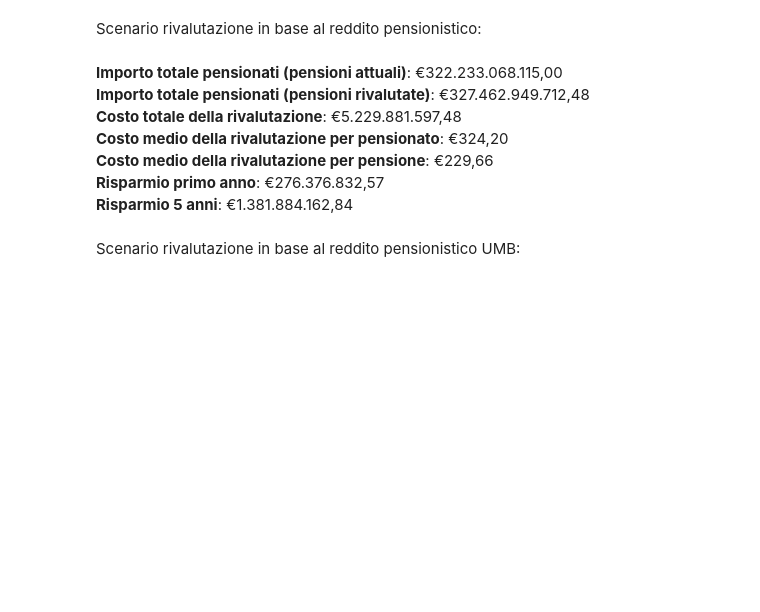
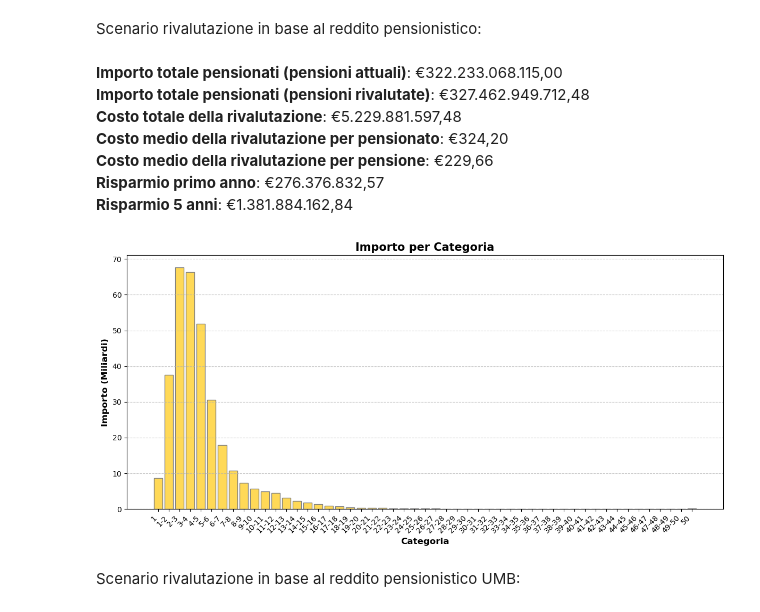
Before and after one commit to chiesastefano/pensioniDRIN, a Jupyter notebook: sample.ipynb, the cells around one changed output. Drawn from its saved outputs; the diff is of its cells as text; code cells hidden in the pictures; blank space fills up the shorter version.

```diff
--- a/sample.ipynb
+++ b/sample.ipynb
@@ -118,5 +120,18 @@ Importo complessivo pensioni:  322233068115.0
 | 48 | Da 48 a 49 volte il minimo Da 252... | 29.0 | 9.606068e+06 | 25743.62 |
 | 49 | Da 49 a 50 volte il minimo Da 257... | 27.0 | 9.136081e+06 | 26269.00 |
 | 50 | Oltre 50 volte il minimo Oltre 26... | 301.0 | 1.406057e+08 | 26269.00 |
+# %%
+def format_categoria(categoria):
+    if 'volt' in categoria:
+        categoria = categoria.split('volt')[0].strip()
+    numeri = [s.split(',')[0] for s in categoria.split() if s.replace(',', '').replace('.', '').isdigit()]
+    if len(numeri) >= 2:
+        return f"{numeri[0]}-{numeri[1]}"
+    elif numeri:
+        return numeri[0]
+    else:
+        return categoria
+
+pensionati['Categoria'] = pensionati['Categoria'].apply(format_categoria)
 # %% [markdown]
 # Rivalutazioni
@@ -169,6 +184,10 @@ risparmio5 = risparmio * 5
 **Costo medio della rivalutazione per pensione**: €229,66 \
 **Risparmio primo anno**: €276.376.832,57 \
 **Risparmio 5 anni**: €1.381.884.162,84
+# %%
+riv.plot_importo_per_categoria(rivalutazione_pensionati)
+# %% [output]
+[figure, added]
 # %% [markdown]
 Scenario rivalutazione in base al reddito pensionistico UMB:
 # %%
```
Also changed, not shown: parts of 12 cells of this notebook, 1 other file.
